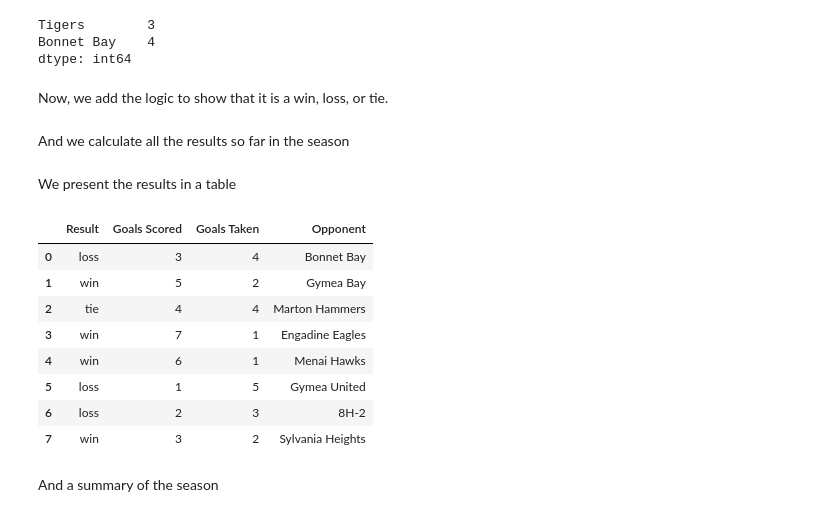
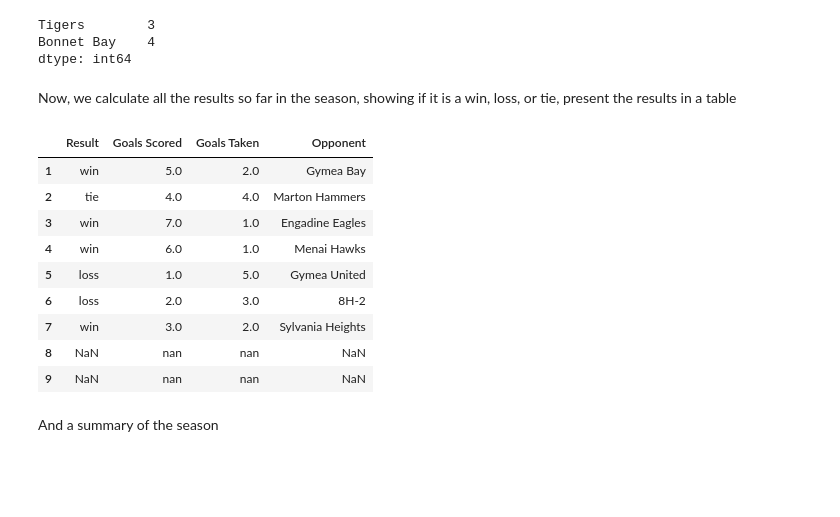
Before and after one commit to guscastles/grfc, a Jupyter notebook: GRFC 8H-1 Season History.ipynb, the cells around one changed output. Drawn from its saved outputs; the diff is of its cells as text; code cells hidden in the pictures; blank space fills up the shorter version.

```diff
--- a/Season History.ipynb
+++ b/GRFC 8H-1 Season History.ipynb
@@ -43,12 +40,0 @@ Create the specific game data
-# %%
-def change_name(raw_data):
-
-    def __rename_columns__(data):
-        names = data.iloc[0, 0:2]
-        return data.rename(columns={'Player 2': names[0], 'Player 3': names[1]}).drop(15, axis=0)
-
-    new_names = __rename_columns__(raw_data)
-    return new_names.reset_index(drop=True)
-
-def raw_scoreboard(raw_data):
-    return [change_name(rdt) for rdt in raw_data]
@@ -75,3 +58,0 @@ Now, couting the goals for each side
-# %%
-def scoreboard(data):
-    return [scores.count() for scores in data]
@@ -84,41 +63,22 @@ Tigers        3
 Bonnet Bay    4
 dtype: int64
 # %% [markdown]
-Now, we add the logic to show that it is a win, loss, or tie.
+Now, we calculate all the results so far in the season, showing if it is a win, loss, or tie, present the results in a table
-# %%
-def match_results(scoreboard):
-
-    def __result__(match_score):
-
-        def __game_result__(diff):
-            return 'win' if diff > 0 else 'loss' if diff < 0 else 'tie'
-
-        diff = match_score[0] - match_score[1]
-        return __game_result__(diff), match_score[0], match_score[1], match_score.index[1]
-
-    return [__result__(score) for score in scoreboard]
-# %% [markdown]
-And we calculate all the results so far in the season
-# %% [markdown]
-We present the results in a table
-# %%
-from pandas import DataFrame
-
-def results(data):
-    return DataFrame(data, columns=['Result', 'Goals Scored', 'Goals Taken', 'Opponent'])
-
-RESULTS = results(match_results(scoreboard(raw_scoreboard(read_raw_data(GAMES_FILE)))))
-RESULTS
-# %% [output]
-|  | Result | Goals Scored | Goals Taken | Opponent |
-| 0 | loss | 3 | 4 | Bonnet Bay |
-| 1 | win | 5 | 2 | Gymea Bay |
-| 2 | tie | 4 | 4 | Marton Hammers |
-| 3 | win | 7 | 1 | Engadine Eagles |
-| 4 | win | 6 | 1 | Menai Hawks |
-| 5 | loss | 1 | 5 | Gymea United |
-| 6 | loss | 2 | 3 | 8H-2 |
-| 7 | win | 3 | 2 | Sylvania Heights |
+# %%
+RESULTS = results(match_results(scoreboard(raw_scoreboard(read_raw_data(GAMES_FILE)))))
+RESULTS
+DataFrame(RESULTS, index=range(1, 10))
+# %% [output]
+|  | Result | Goals Scored | Goals Taken | Opponent |
+| 1 | win | 5.0 | 2.0 | Gymea Bay |
+| 2 | tie | 4.0 | 4.0 | Marton Hammers |
+| 3 | win | 7.0 | 1.0 | Engadine Eagles |
+| 4 | win | 6.0 | 1.0 | Menai Hawks |
+| 5 | loss | 1.0 | 5.0 | Gymea United |
+| 6 | loss | 2.0 | 3.0 | 8H-2 |
+| 7 | win | 3.0 | 2.0 | Sylvania Heights |
+| 8 | NaN | nan | nan | NaN |
+| 9 | NaN | nan | nan | NaN |
 # %% [markdown]
 And a summary of the season
 # %%
```
Also changed, not shown: parts of 17 cells of this notebook, 1 other file.
